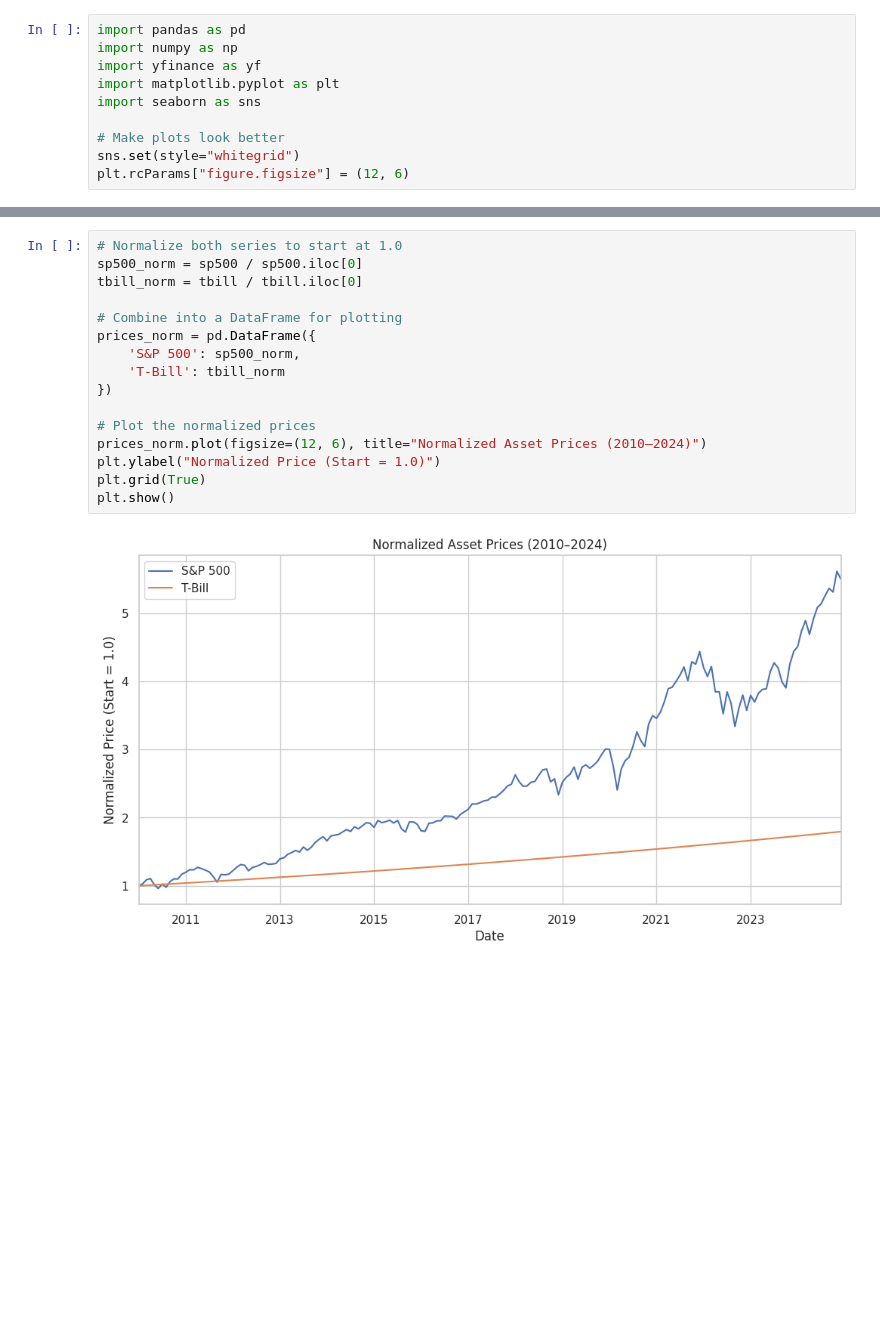
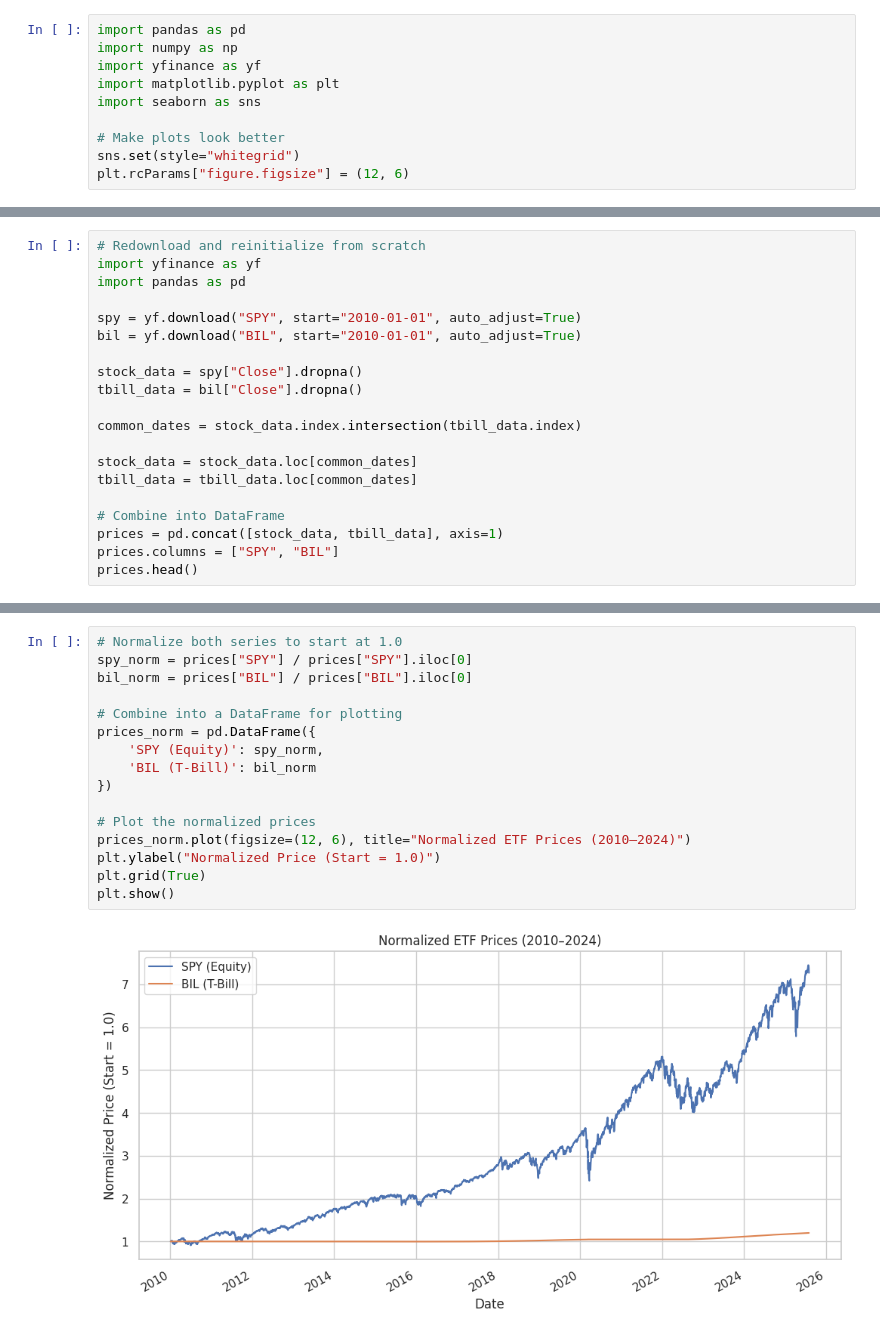
Before and after one commit to iliavk/rebalance-portfolio, a Jupyter notebook: rebalance_simulation_ipynb.ipynb, the cells around one changed output, grey strips where cells are left out. Drawn from its saved outputs; the diff is of its cells as text; blank space fills up the shorter version.

```diff
--- a/rebalance_simulation_ipynb.ipynb
+++ b/rebalance_simulation_ipynb.ipynb
@@ -62,0 +47,20 @@ prices.head()
+# %%
+# Redownload and reinitialize from scratch
+import yfinance as yf
+import pandas as pd
+
+spy = yf.download("SPY", start="2010-01-01", auto_adjust=True)
+bil = yf.download("BIL", start="2010-01-01", auto_adjust=True)
+
+stock_data = spy["Close"].dropna()
+tbill_data = bil["Close"].dropna()
+
+common_dates = stock_data.index.intersection(tbill_data.index)
+
+stock_data = stock_data.loc[common_dates]
+tbill_data = tbill_data.loc[common_dates]
+
+# Combine into DataFrame
+prices = pd.concat([stock_data, tbill_data], axis=1)
+prices.columns = ["SPY", "BIL"]
+prices.head()
@@ -63,18 +86,18 @@ prices.head()
 # %%
 # Normalize both series to start at 1.0
-sp500_norm = sp500 / sp500.iloc[0]
-tbill_norm = tbill / tbill.iloc[0]
+spy_norm = prices["SPY"] / prices["SPY"].iloc[0]
+bil_norm = prices["BIL"] / prices["BIL"].iloc[0]
 
 # Combine into a DataFrame for plotting
 prices_norm = pd.DataFrame({
-    'S&P 500': sp500_norm,
-    'T-Bill': tbill_norm
+    'SPY (Equity)': spy_norm,
+    'BIL (T-Bill)': bil_norm
 })
 
 # Plot the normalized prices
-prices_norm.plot(figsize=(12, 6), title="Normalized Asset Prices (2010–2024)")
+prices_norm.plot(figsize=(12, 6), title="Normalized ETF Prices (2010–2024)")
 plt.ylabel("Normalized Price (Start = 1.0)")
 plt.grid(True)
 plt.show()
 # %% [output]
-[figure, old version]
+[figure, new version]
```
Also changed, not shown: parts of 18 cells of this notebook.
